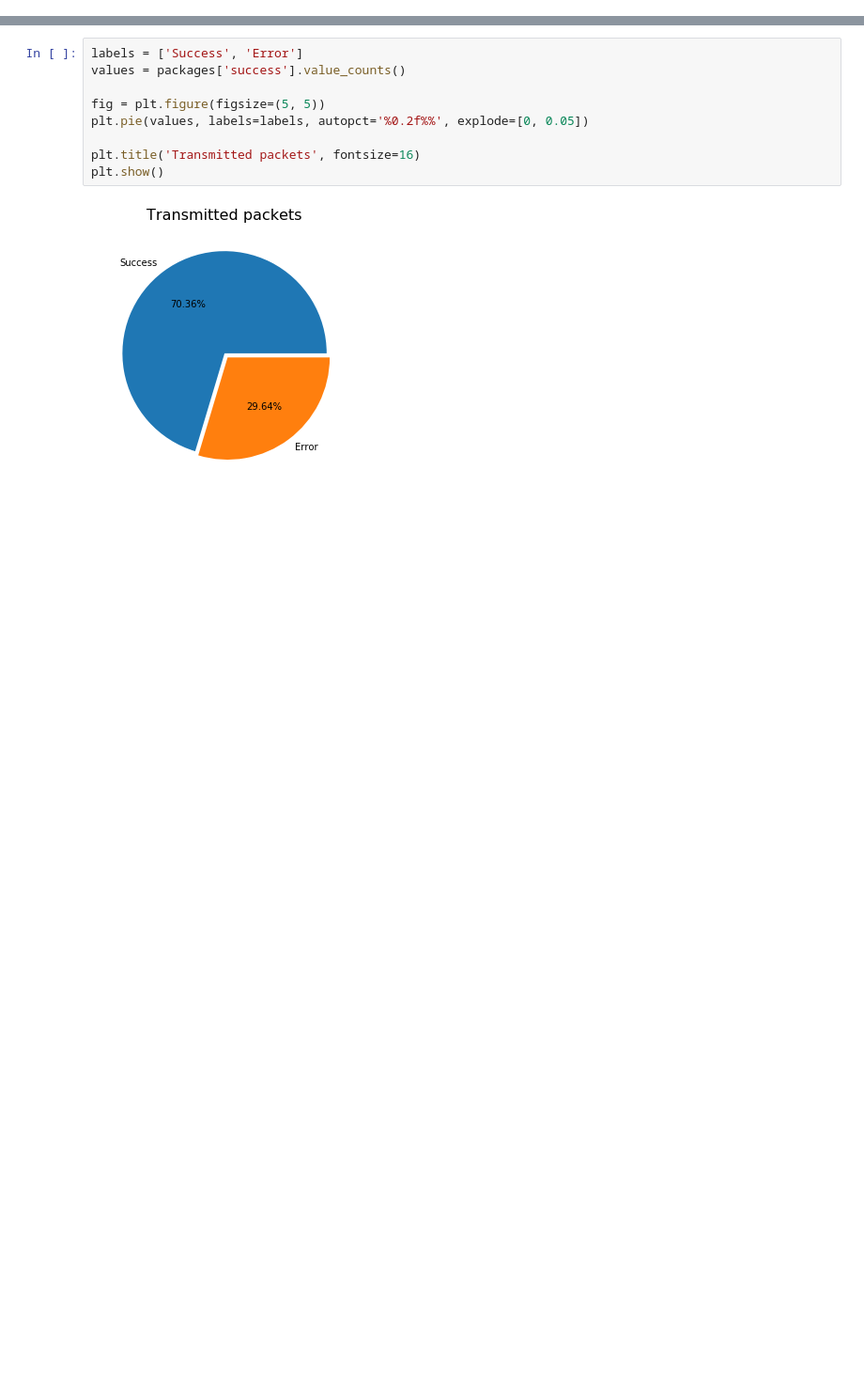
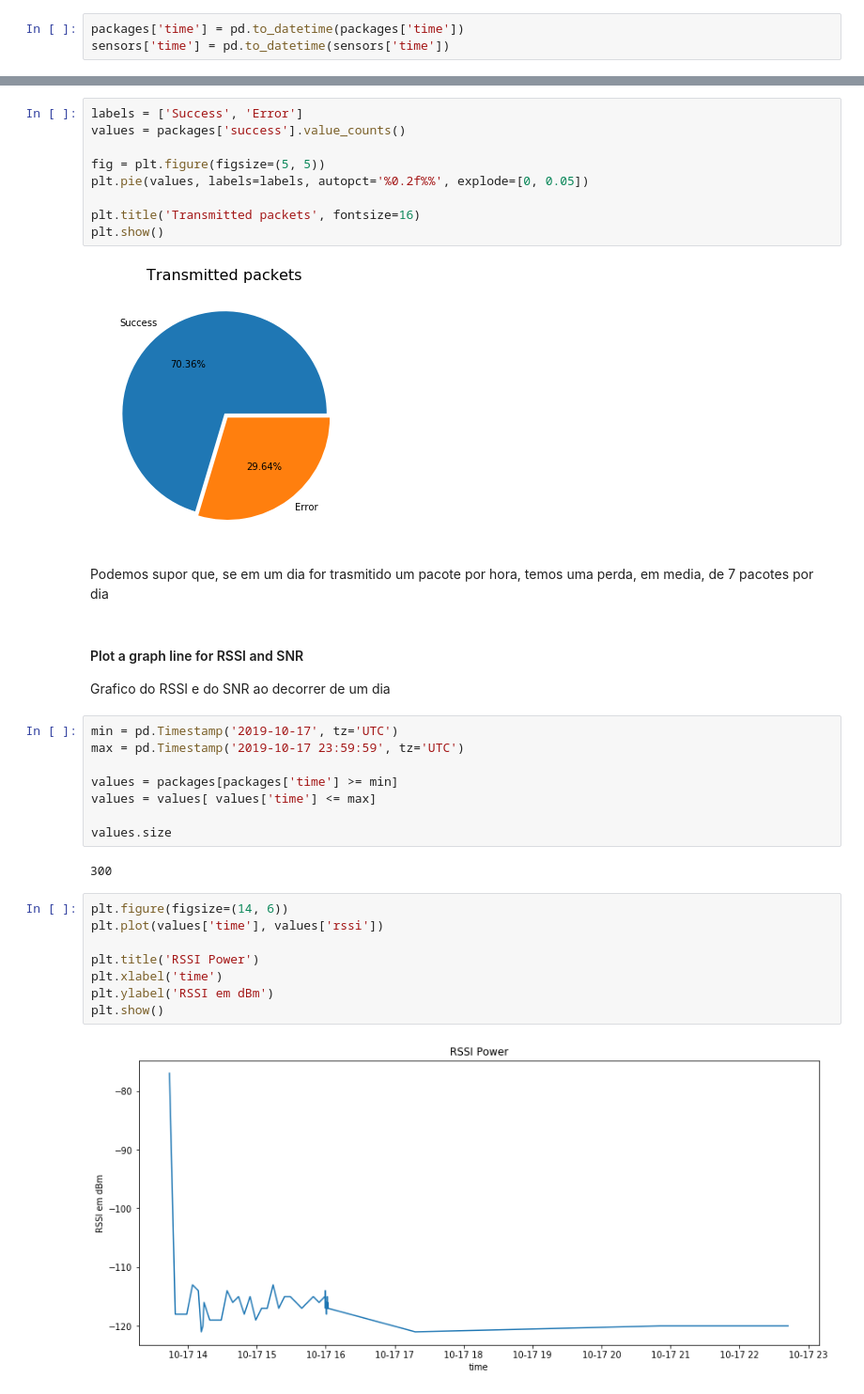
Before and after one commit to henriquepw/owlify, a Jupyter notebook: analytics/test01-send/main.ipynb, the cells around one changed output, grey strips where cells are left out. Shown: that part at 94% size. Drawn from its saved outputs; the diff is of its cells as text; blank space fills up the shorter version.

```diff
--- a/analytics/test01-send/main.ipynb
+++ b/analytics/test01-send/main.ipynb
@@ -35,0 +53,3 @@ packages
+# %%
+packages['time'] = pd.to_datetime(packages['time'])
+sensors['time'] = pd.to_datetime(sensors['time'])
@@ -47,3 +73,29 @@ plt.title('Transmitted packets', fontsize=16)
 plt.show()
 # %% [output]
 [figure]
+# %% [markdown]
+Podemos supor que, se em um dia for trasmitido um pacote por hora, temos uma perda, em media, de 7 pacotes por dia
+# %% [markdown]
+#### Plot a graph line for RSSI and SNR
+
+Grafico do RSSI e do SNR ao decorrer de um dia
+# %%
+min = pd.Timestamp('2019-10-17', tz='UTC')
+max = pd.Timestamp('2019-10-17 23:59:59', tz='UTC')
+
+values = packages[packages['time'] >= min]
+values = values[ values['time'] <= max]
+
+values.size
+# %% [output]
+300
+# %%
+plt.figure(figsize=(14, 6))
+plt.plot(values['time'], values['rssi'])
+
+plt.title('RSSI Power')
+plt.xlabel('time')
+plt.ylabel('RSSI em dBm')
+plt.show()
+# %% [output]
+[figure, added]
```
Also changed, not shown: parts of 12 cells of this notebook, 1 other file.
